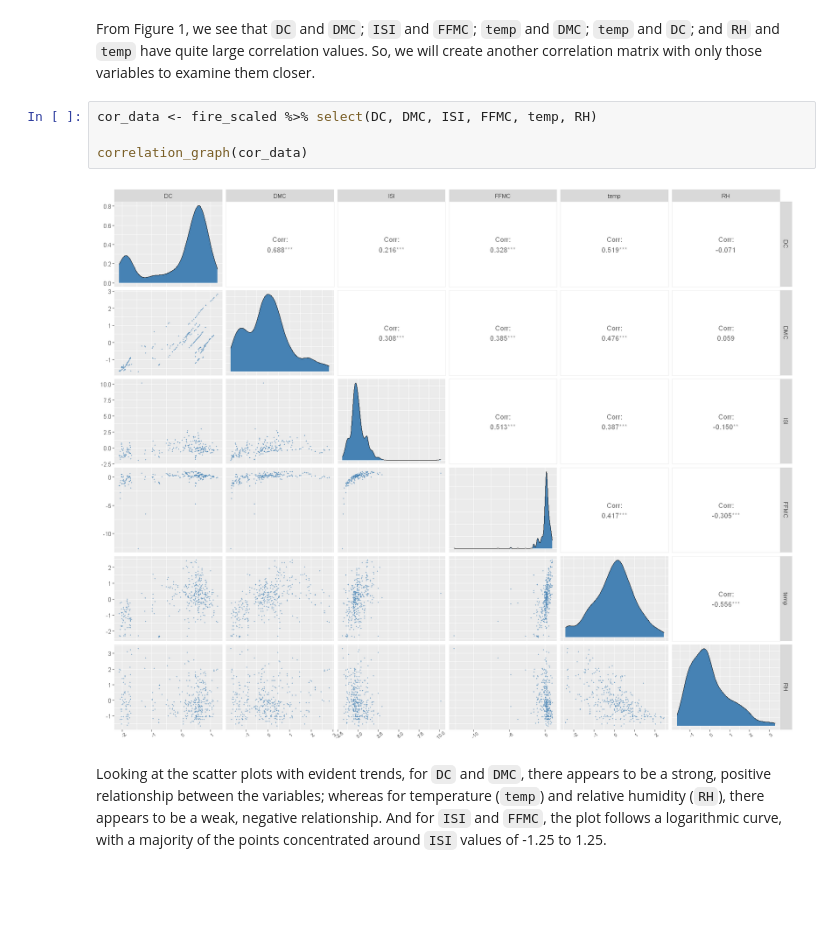
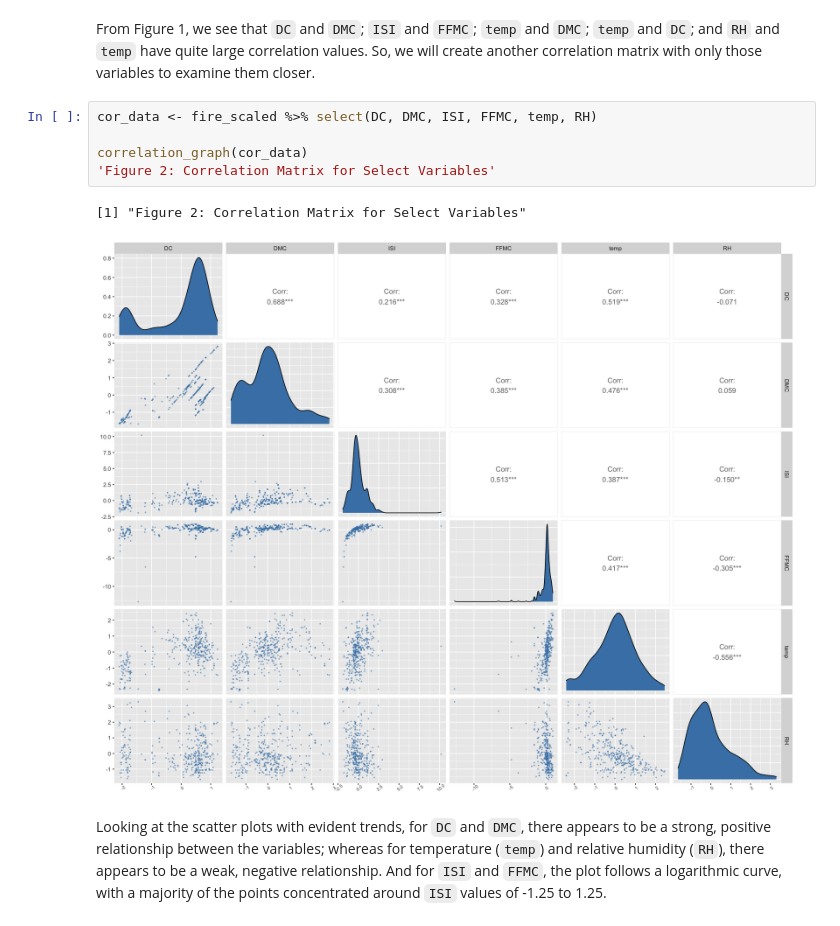
Before and after one commit to DSCI-310/DSCI-310-Group-11, a Jupyter notebook: notebooks/forest-fire-analysis.ipynb, the cells around one changed output. Saved outputs shown, nothing was run; the diff lists cells and outputs as text; blank space fills up the shorter version.

```diff
--- a/notebooks/forest-fire-analysis.ipynb
+++ b/notebooks/forest-fire-analysis.ipynb
@@ -81,9 +79,11 @@ From Figure 1, we see that `DC` and `DMC`; `ISI` and `FFMC`; `temp` and `DMC`; `
 # %%
 cor_data <- fire_scaled %>% select(DC, DMC, ISI, FFMC, temp, RH)
 
 correlation_graph(cor_data)
+'Figure 2: Correlation Matrix for Select Variables'
 # %% [output]
+[1] "Figure 2: Correlation Matrix for Select Variables"
-[figure, old version]
+[figure, new version]
 # %% [markdown]
 Looking at the scatter plots with evident trends, for `DC` and `DMC`, there appears to be a strong, positive relationship between the variables; whereas for temperature (`temp`) and relative humidity (`RH`), there appears to be a weak, negative relationship. And for `ISI` and `FFMC`, the plot follows a logarithmic curve, with a majority of the points concentrated around `ISI` values of -1.25 to 1.25.
 # %% [markdown]
```
Also changed, not shown: parts of 2 cells of this notebook, 3 other files.
